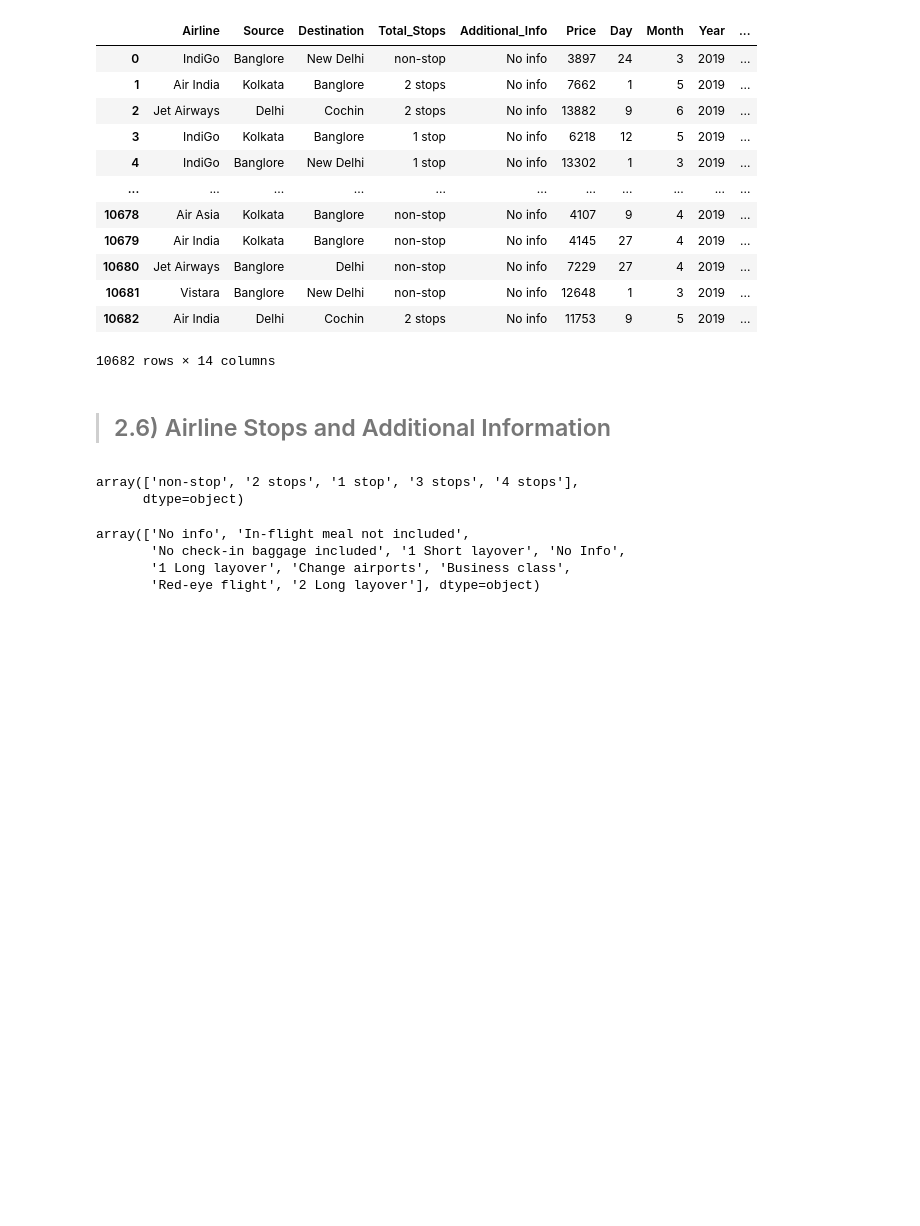
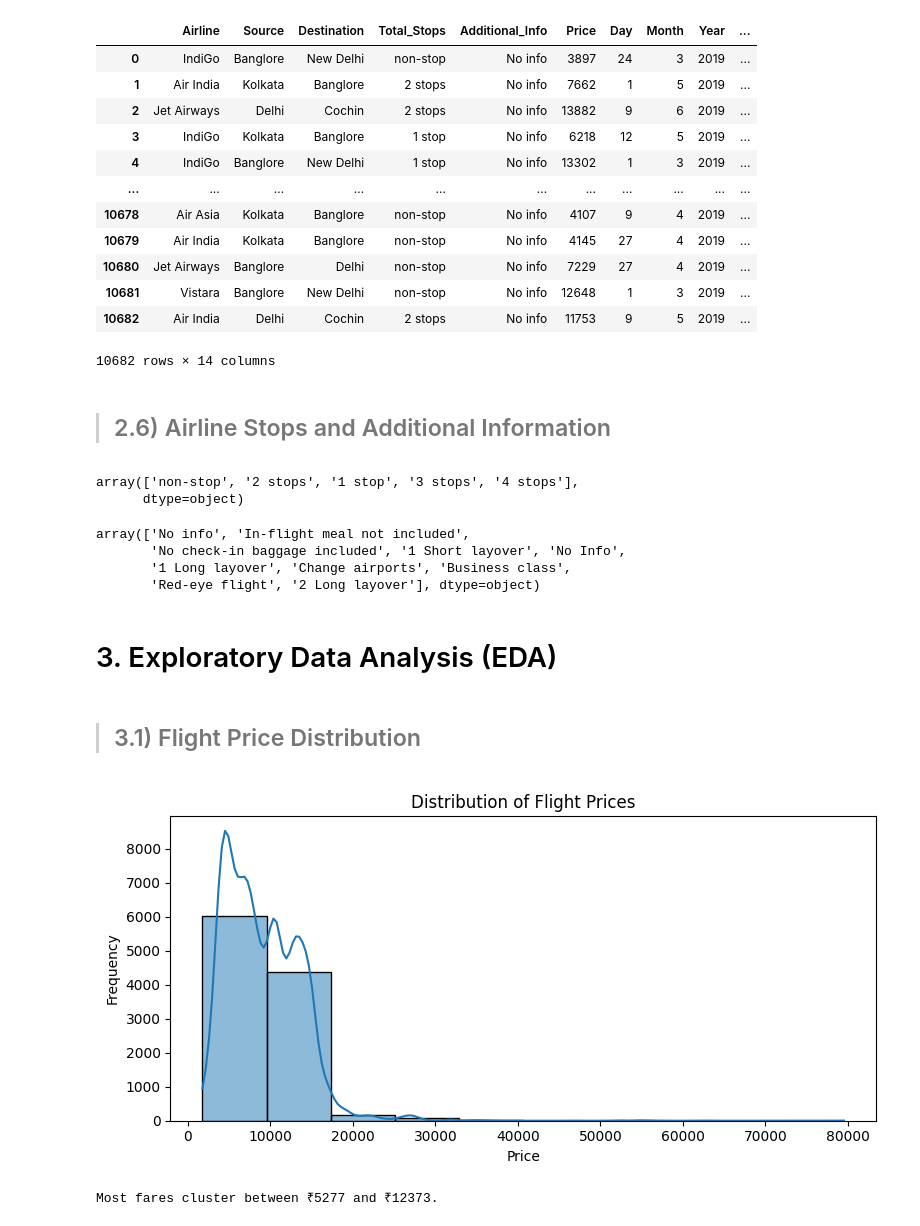
Before and after one commit to jasmeet-singh-1801/Python_Project_DA, a Jupyter notebook: Flight_Project/Flight_DA.ipynb, the cells around one changed output. Cells and saved outputs as stored; diff of their text form; code cells hidden in the pictures; blank space fills up the shorter version.

```diff
--- a/Flight_Project/Flight_DA.ipynb
+++ b/Flight_Project/Flight_DA.ipynb
@@ -403,3 +403,25 @@ array(['No info', 'In-flight meal not included',
        'No check-in baggage included', '1 Short layover', 'No Info',
        '1 Long layover', 'Change airports', 'Business class',
        'Red-eye flight', '2 Long layover'], dtype=object)
+# %% [markdown]
+# 3. Exploratory Data Analysis (EDA)
+# %% [markdown]
+> ## 3.1) Flight Price Distribution
+# %%
+plt.figure(figsize=(8,4))
+sns.histplot(df['Price'], bins=10, kde=True)
+plt.title('Distribution of Flight Prices')
+plt.xlabel('Price')
+plt.ylabel('Frequency')
+plt.tight_layout()
+plt.savefig('Distribution_Flight-Price.png')
+plt.show()
+# %% [output]
+[figure, added]
+# %%
+q1 = df['Price'].quantile(0.25)
+q3 = df['Price'].quantile(0.75)
+iqr = q3 - q1
+print(f"Most fares cluster between ₹{q1:.0f} and ₹{q3:.0f}.")
+# %% [output]
+Most fares cluster between ₹5277 and ₹12373.
```
Also changed, not shown: parts of 40 cells of this notebook, 11 other files.
